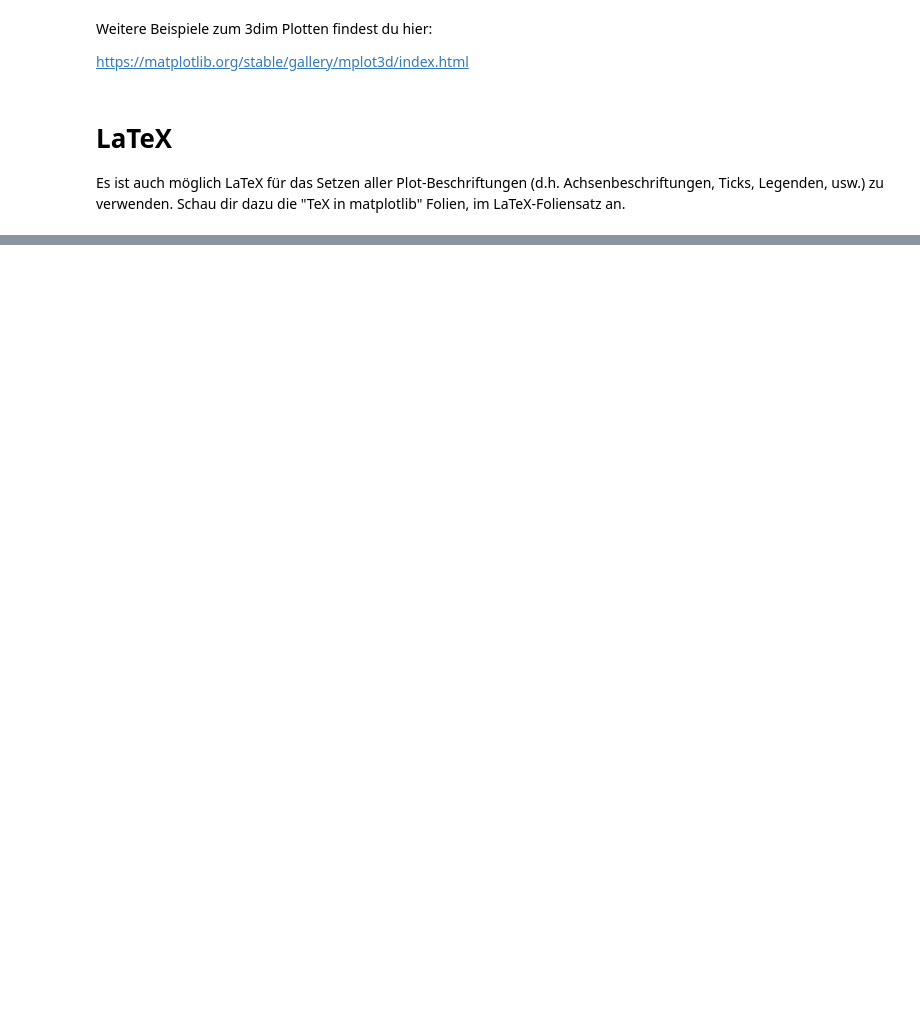
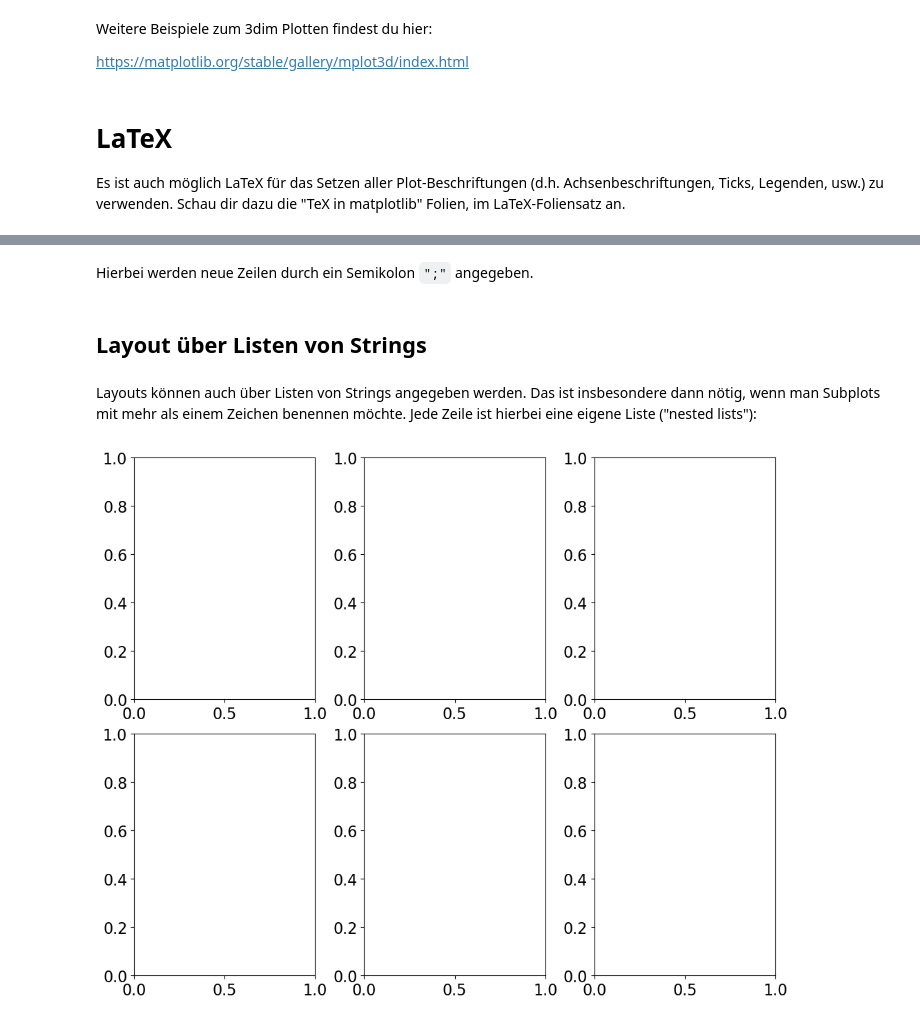
Before and after one commit to pep-dortmund/toolbox-workshop, a Jupyter notebook: python/matplotlib.ipynb, the cells around one changed output, grey strips where cells are left out. Drawn from its saved outputs; the diff is of its cells as text; code cells hidden in the pictures; blank space fills up the shorter version.

```diff
--- a/python/matplotlib.ipynb
+++ b/python/matplotlib.ipynb
@@ -418,0 +541,12 @@ Es ist auch möglich LaTeX für das Setzen aller Plot-Beschriftungen (d.h. Achse
+# %% [markdown]
+Hierbei werden neue Zeilen durch ein Semikolon `";"` angegeben.
+# %% [markdown]
+## Layout über Listen von Strings
+# %% [markdown]
+Layouts können auch über Listen von Strings angegeben werden. Das ist insbesondere dann nötig, wenn man Subplots mit mehr als einem Zeichen benennen möchte. Jede Zeile ist hierbei eine eigene Liste ("nested lists"):
+# %%
+mosaic = [["Aa", "Bb", "Cc"], ["Dd", "Ee", "Ff"]]
+
+plt.subplot_mosaic(mosaic, layout="constrained");
+# %% [output]
+[figure, added]
```
Also changed, not shown: parts of 57 cells of this notebook.
